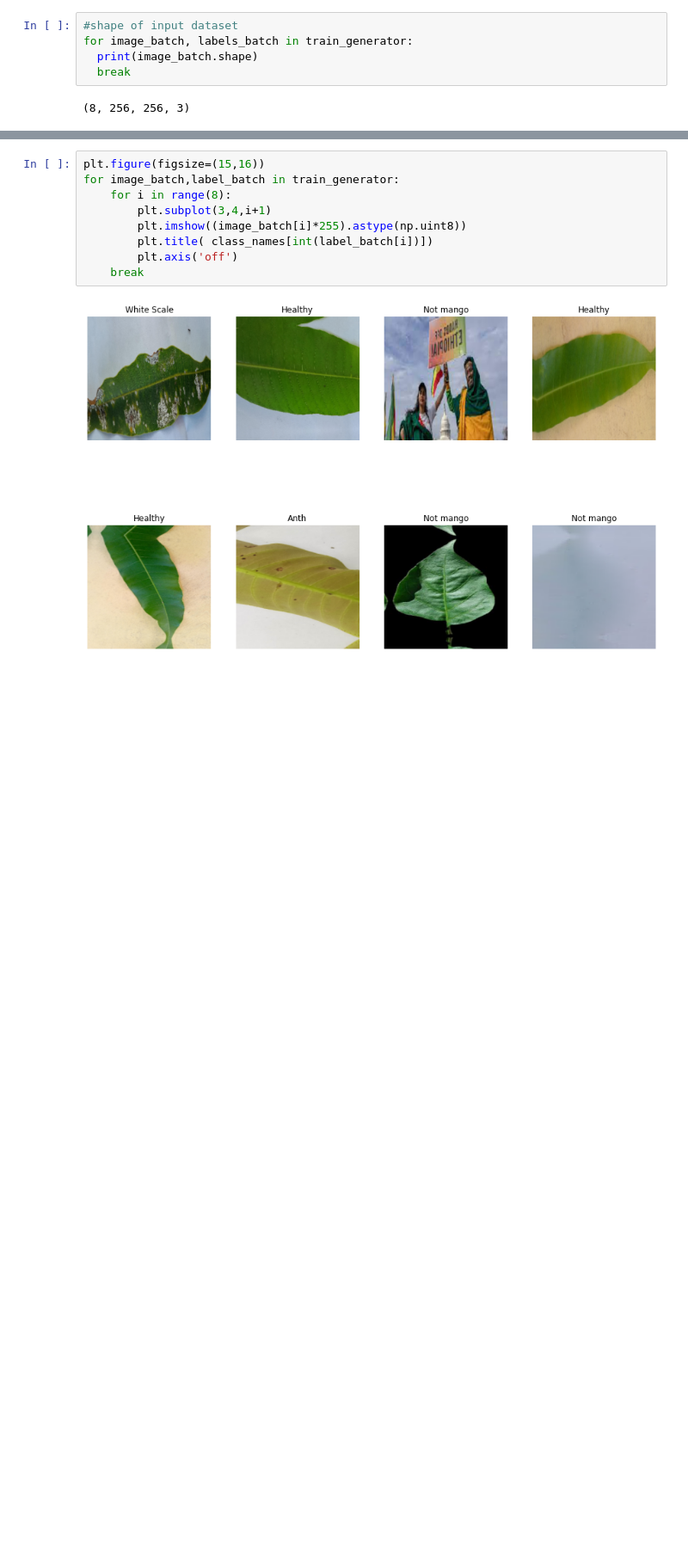
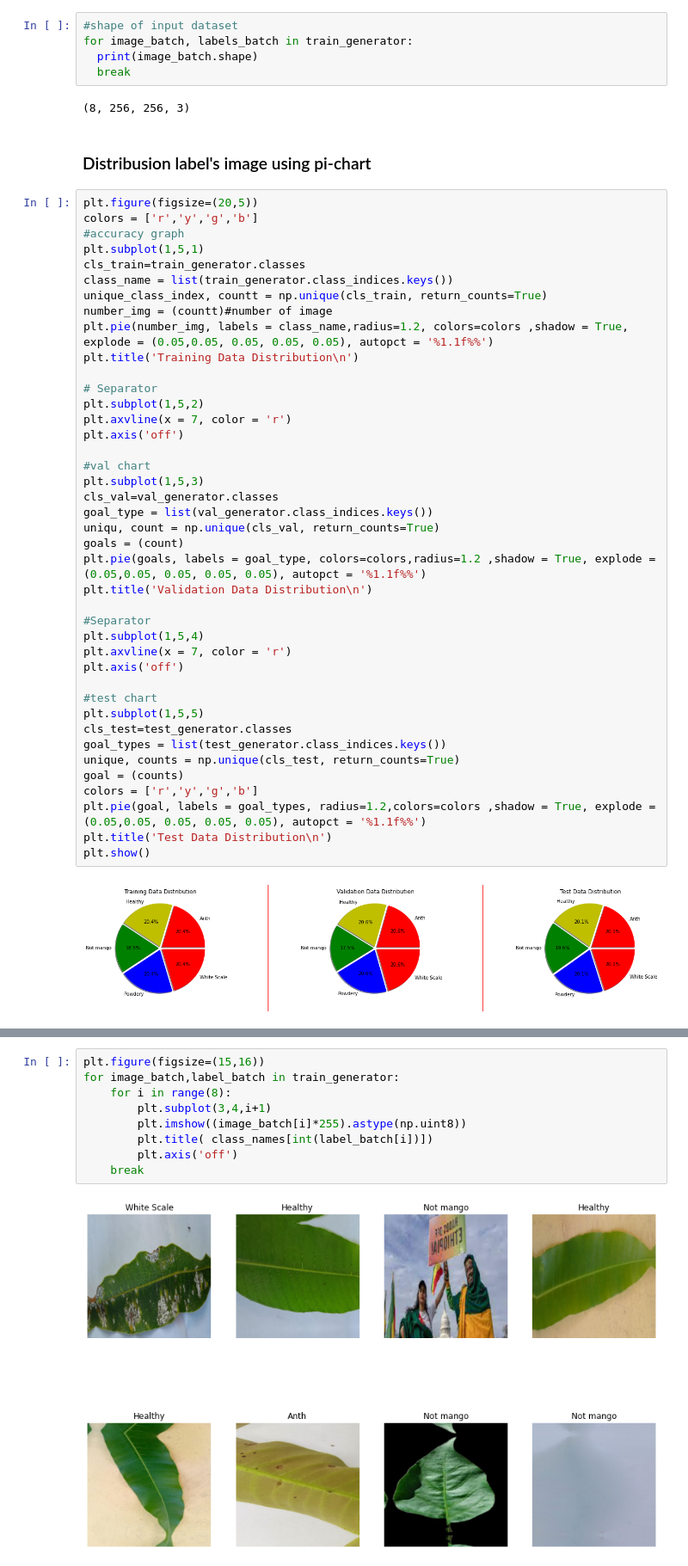
Before and after one commit to Temesgenasmamaw/NLP, a Jupyter notebook: sem_project.ipynb, the cells around one changed output, grey strips where cells are left out. Shown at 86% size. Cells and saved outputs as stored; diff of their text form; blank space fills up the shorter version.

```diff
--- a/sem_project.ipynb
+++ b/sem_project.ipynb
@@ -229,3 +229,48 @@ for image_batch, labels_batch in train_generator:
   break
 # %% [output]
 (8, 256, 256, 3)
+# %% [markdown]
+### Distribusion label's image using pi-chart
+# %%
+plt.figure(figsize=(20,5))
+colors = ['r','y','g','b']
+#accuracy graph
+plt.subplot(1,5,1)
+cls_train=train_generator.classes
+class_name = list(train_generator.class_indices.keys())
+unique_class_index, countt = np.unique(cls_train, return_counts=True)
+number_img = (countt)#number of image
+plt.pie(number_img, labels = class_name,radius=1.2, colors=colors ,shadow = True, explode = (0.05,0.05, 0.05, 0.05, 0.05), autopct = '%1.1f%%')
+plt.title('Training Data Distribution\n')
+
+# Separator
+plt.subplot(1,5,2)
+plt.axvline(x = 7, color = 'r')
+plt.axis('off')
+
+#val chart
+plt.subplot(1,5,3)
+cls_val=val_generator.classes
+goal_type = list(val_generator.class_indices.keys())
+uniqu, count = np.unique(cls_val, return_counts=True)
+goals = (count)
+plt.pie(goals, labels = goal_type, colors=colors,radius=1.2 ,shadow = True, explode = (0.05,0.05, 0.05, 0.05, 0.05), autopct = '%1.1f%%')
+plt.title('Validation Data Distribution\n')
+
+#Separator
+plt.subplot(1,5,4)
+plt.axvline(x = 7, color = 'r')
+plt.axis('off')
+
+#test chart
+plt.subplot(1,5,5)
+cls_test=test_generator.classes
+goal_types = list(test_generator.class_indices.keys())
+unique, counts = np.unique(cls_test, return_counts=True)
+goal = (counts)
+colors = ['r','y','g','b']
+plt.pie(goal, labels = goal_types, radius=1.2,colors=colors ,shadow = True, explode = (0.05,0.05, 0.05, 0.05, 0.05), autopct = '%1.1f%%')
+plt.title('Test Data Distribution\n')
+plt.show()
+# %% [output]
+[figure, added]
```
Also changed, not shown: parts of 3 cells of this notebook.
